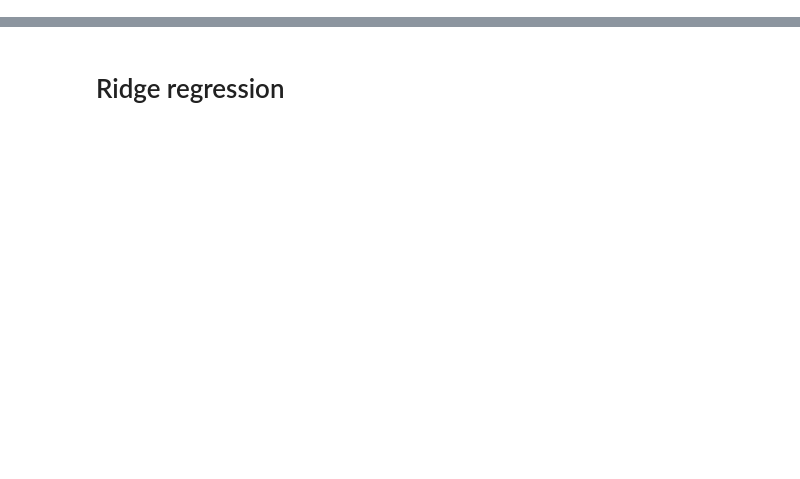
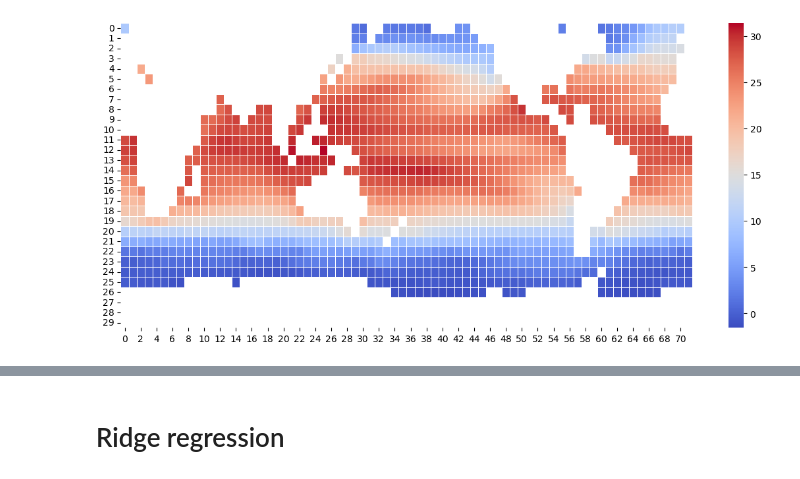
Before and after one commit to Victor2175/gm4cs-m, a Jupyter notebook: ridge_regression.ipynb, the cells around one changed output, grey strips where cells are left out. Cells and saved outputs as stored; diff of their text form; code cells hidden in the pictures; blank space fills up the shorter version.

```diff
--- a/ridge_regression.ipynb
+++ b/ridge_regression.ipynb
@@ -35,0 +27,4 @@ X, Y = np.array(X), np.array(Y)
+# %%
+plot_heatmap(cope_data, 'ICON-ESM-LR', 'r1i1p1f1', 1980)
+# %% [output]
+[figure, added]
```
Also changed, not shown: parts of 23 cells of this notebook, 3 other files.
